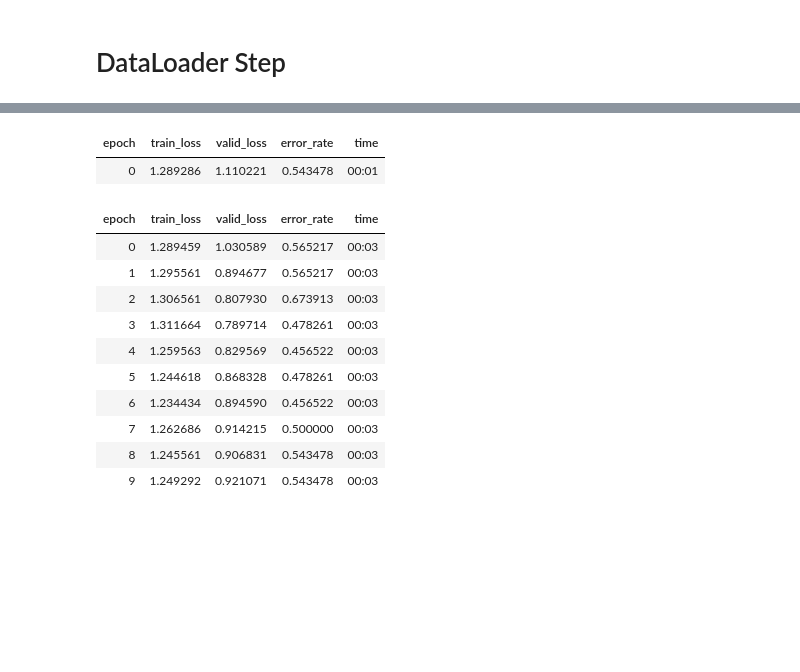
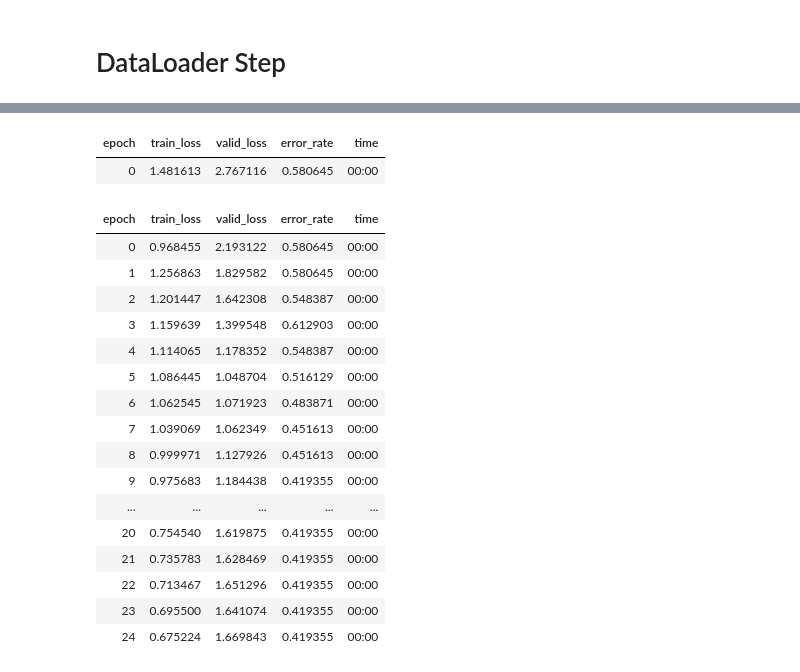
Before and after one commit to jamescavanagh/unpackAI, a Jupyter notebook: EEG_Alchoholism.ipynb, the cells around one changed output, grey strips where cells are left out. Cells and saved outputs as stored; diff of their text form; code cells hidden in the pictures; blank space fills up the shorter version.

```diff
--- a/EEG_Alchoholism.ipynb
+++ b/EEG_Alchoholism.ipynb
@@ -721,4 +1193,4 @@ learn.fine_tune(10)
 # %%
-learn = cnn_learner(dls, resnet18, metrics=error_rate)
-learn.fine_tune(10)
+learn = cnn_learner(dls, squeezenet1_0, metrics=error_rate)
+learn.fine_tune(25)
 # %% [output]
@@ -725,13 +1198,19 @@ learn.fine_tune(10)
 | epoch | train_loss | valid_loss | error_rate | time |
-| 0 | 1.289286 | 1.110221 | 0.543478 | 00:01 |
+| 0 | 1.481613 | 2.767116 | 0.580645 | 00:00 |
 | epoch | train_loss | valid_loss | error_rate | time |
-| 0 | 1.289459 | 1.030589 | 0.565217 | 00:03 |
-| 1 | 1.295561 | 0.894677 | 0.565217 | 00:03 |
-| 2 | 1.306561 | 0.807930 | 0.673913 | 00:03 |
-| 3 | 1.311664 | 0.789714 | 0.478261 | 00:03 |
-| 4 | 1.259563 | 0.829569 | 0.456522 | 00:03 |
-| 5 | 1.244618 | 0.868328 | 0.478261 | 00:03 |
-| 6 | 1.234434 | 0.894590 | 0.456522 | 00:03 |
-| 7 | 1.262686 | 0.914215 | 0.500000 | 00:03 |
-| 8 | 1.245561 | 0.906831 | 0.543478 | 00:03 |
-| 9 | 1.249292 | 0.921071 | 0.543478 | 00:03 |
+| 0 | 0.968455 | 2.193122 | 0.580645 | 00:00 |
+| 1 | 1.256863 | 1.829582 | 0.580645 | 00:00 |
+| 2 | 1.201447 | 1.642308 | 0.548387 | 00:00 |
+| 3 | 1.159639 | 1.399548 | 0.612903 | 00:00 |
+| 4 | 1.114065 | 1.178352 | 0.548387 | 00:00 |
+| 5 | 1.086445 | 1.048704 | 0.516129 | 00:00 |
+| 6 | 1.062545 | 1.071923 | 0.483871 | 00:00 |
+| 7 | 1.039069 | 1.062349 | 0.451613 | 00:00 |
+| 8 | 0.999971 | 1.127926 | 0.451613 | 00:00 |
+| 9 | 0.975683 | 1.184438 | 0.419355 | 00:00 |
+| ... | ... | ... | ... | ... |
+| 20 | 0.754540 | 1.619875 | 0.419355 | 00:00 |
+| 21 | 0.735783 | 1.628469 | 0.419355 | 00:00 |
+| 22 | 0.713467 | 1.651296 | 0.419355 | 00:00 |
+| 23 | 0.695500 | 1.641074 | 0.419355 | 00:00 |
+| 24 | 0.675224 | 1.669843 | 0.419355 | 00:00 |
```
Also changed, not shown: parts of 169 cells of this notebook.
